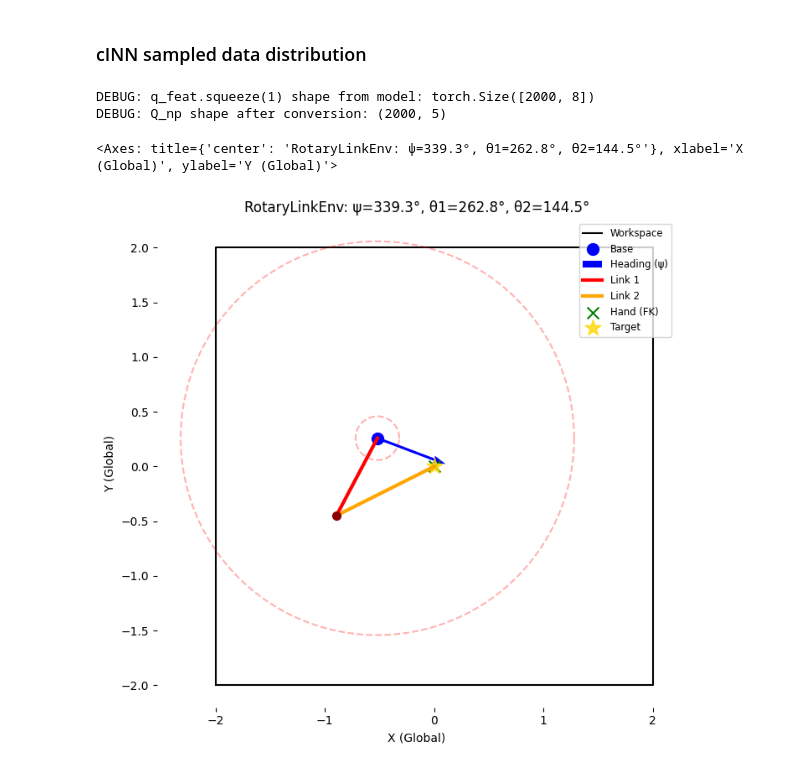
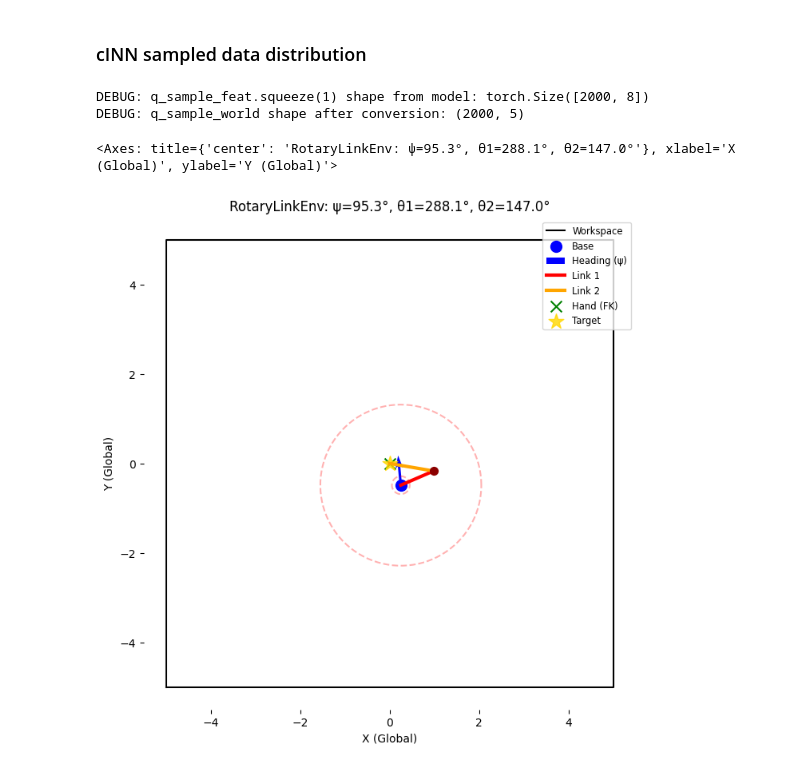
Before and after one commit to kyishanzh/reachability_tests, a Jupyter notebook: rotarylinkenv_test.ipynb, the cells around one changed output. Saved outputs shown, nothing was run; the diff lists cells and outputs as text; code cells hidden in the pictures.

Commit message:
refactored codebase to unify notation, cleaned up outputs, updated notes

```diff
--- a/rotarylinkenv_test.ipynb
+++ b/rotarylinkenv_test.ipynb
@@ -68,7 +64,7 @@ def plot_data_distribution(bx, by, psi, th1, th2):
 # %%
 # Data to test on
 n_samples = 2000
-H_fixed = np.zeros((n_samples, 2), dtype=np.float32)
+h_world_example = np.zeros((n_samples, 2), dtype=np.float32)
 # %% [markdown]
 ### Empirical data distribution
 # %%
@@ -114,3 +113,6 @@ env.plot(Q.flatten(), H_fixed)
+# %%
+new_workspace = Workspace2D(-5, 5, -5, 5)
+new_env = RotaryLinkEnv(new_workspace, link_lengths=[0.8, 1.0], joint_limits=None, n_links=2, base_pos_eps=0.3, base_heading_stddev=np.pi/12) #joint_limits=[[-np.pi, np.pi], [-np.pi, np.pi]]
 # %% [markdown]
 ### cVAE sampled data distribution
 # %%
@@ -139,17 +141,17 @@ plot_data_distribution(bx, by, psi, th1, th2)
 ### cINN sampled data distribution
 # %%
 from reachability.models.cinn import CINNConditionalSampler
-cinn_model_path = "outputs/model_ckpts/cinn/cinn_rotary_1202026.pt"
-cinn_model = CINNConditionalSampler.load(env, cinn_model_path, device="cpu")
+cinn_model_path = "outputs/model_ckpts/cinn/cinn_rotarylink_relative.pt"
+cinn_model = CINNConditionalSampler.load(new_env, cinn_model_path, device="cpu")
 
 # 1. Generate 2000 samples for a fixed target at the origin
-Q_samples = cinn_model.sample(H_fixed, n_samples=1, rng=rng, sampling_temperature=0)
-env.plot(Q_samples[0].flatten(), H_fixed)
+Q_samples = cinn_model.sample(h_world_example, h_world_example, n_samples=1, rng=rng, sampling_temperature=0)
+new_env.plot(Q_samples[0].flatten(), h_world_example)
 # %% [output]
-DEBUG: q_feat.squeeze(1) shape from model: torch.Size([2000, 8])
-DEBUG: Q_np shape after conversion: (2000, 5)
+DEBUG: q_sample_feat.squeeze(1) shape from model: torch.Size([2000, 8])
+DEBUG: q_sample_world shape after conversion: (2000, 5)
-<Axes: title={'center': 'RotaryLinkEnv: ψ=339.3°, θ1=262.8°, θ2=144.5°'}, xlabel='X (Global)', ylabel='Y (Global)'>
+<Axes: title={'center': 'RotaryLinkEnv: ψ=95.3°, θ1=288.1°, θ2=147.0°'}, xlabel='X (Global)', ylabel='Y (Global)'>
-[figure, old version]
+[figure, new version]
 # %%
 # Extract components for plotting -> Q columns: [x, y, psi, th1, th2]
 bx = Q_samples[:, :, 0]
```
Also changed, not shown: parts of 10 cells of this notebook, 56 other files.
